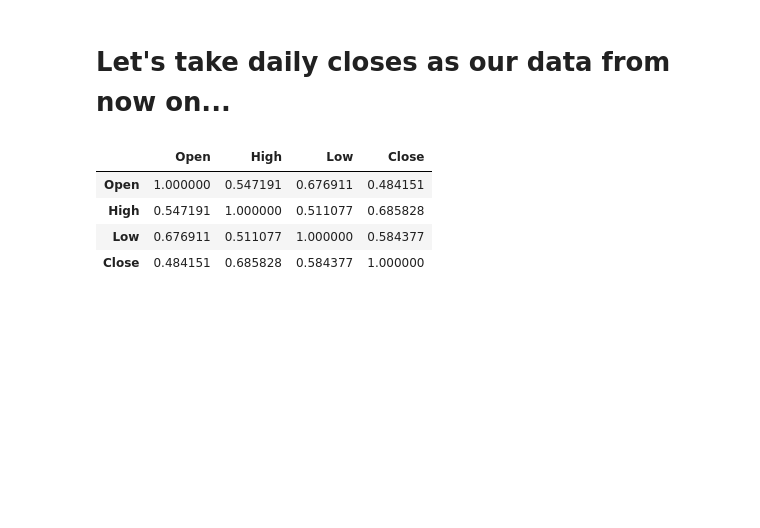
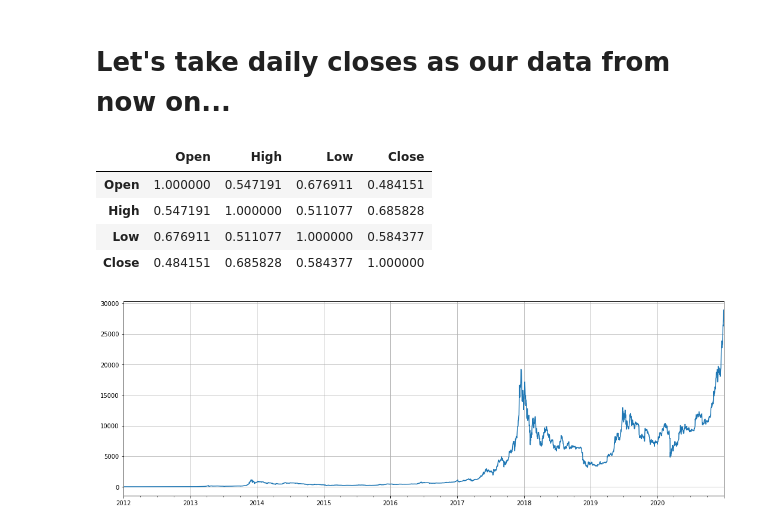
Before and after one commit to landmann/data_science_exercises, a Jupyter notebook: class_7/Time Series Exercises.ipynb, the cells around one changed output. Saved outputs shown, nothing was run; the diff lists cells and outputs as text; code cells hidden in the pictures; blank space fills up the shorter version.

```diff
--- a/class_7/Time Series Exercises.ipynb
+++ b/class_7/Time Series Exercises.ipynb
@@ -221,6 +239,10 @@ np.log(1+df[['Open', 'High', 'Low', 'Close']].diff()).corr()
 | High | 0.547191 | 1.000000 | 0.511077 | 0.685828 |
 | Low | 0.676911 | 0.511077 | 1.000000 | 0.584377 |
 | Close | 0.484151 | 0.685828 | 0.584377 | 1.000000 |
+# %%
+df1 = df.resample('1D').agg({'Open': 'first', 'Close': 'last'})
+# %%
+df = df1['Close']
 # %%
 # We want to see the data in percent change so that it's comparable across the board.
 
@@ -229,4 +253,8 @@ np.log(1+df[['Open', 'High', 'Low', 'Close']].diff()).corr()
 
 # Why would we not use absolute returns?
+# %%
+df.plot();
+# %% [output]
+[figure, added]
 # %%
 ## Plot the daily distribution of percent returns as a density plot using sns.distplot
```
Also changed, not shown: parts of 11 cells of this notebook, 3 other files.
